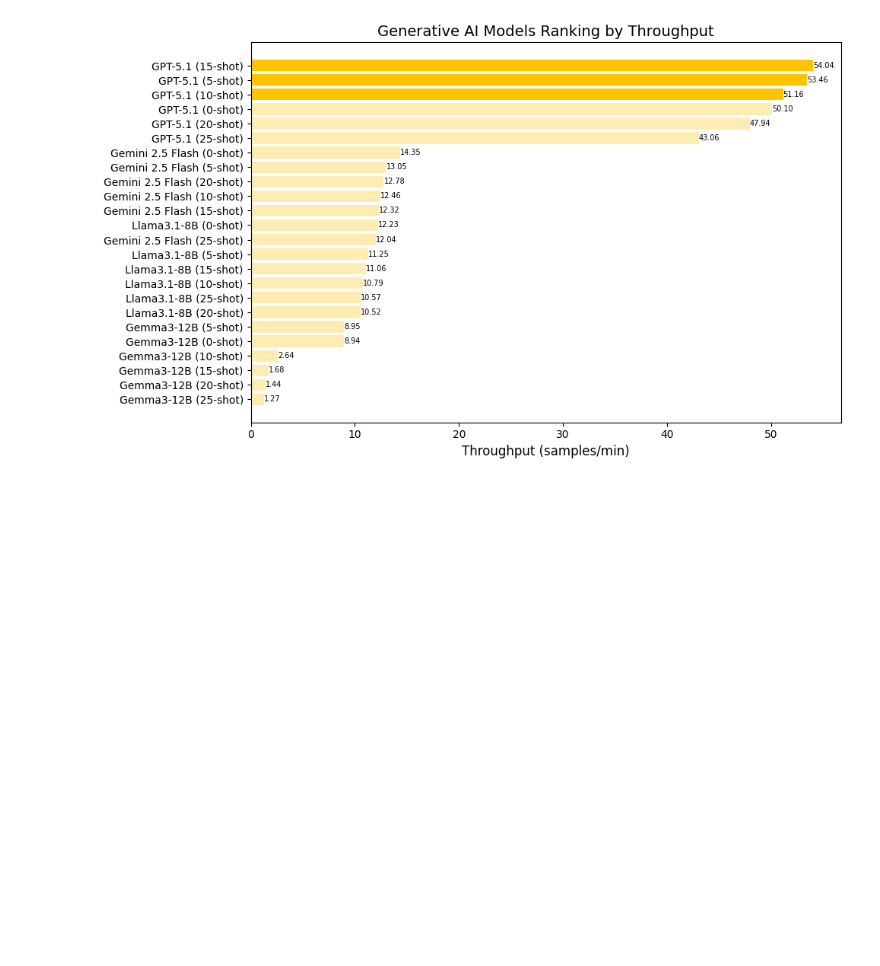
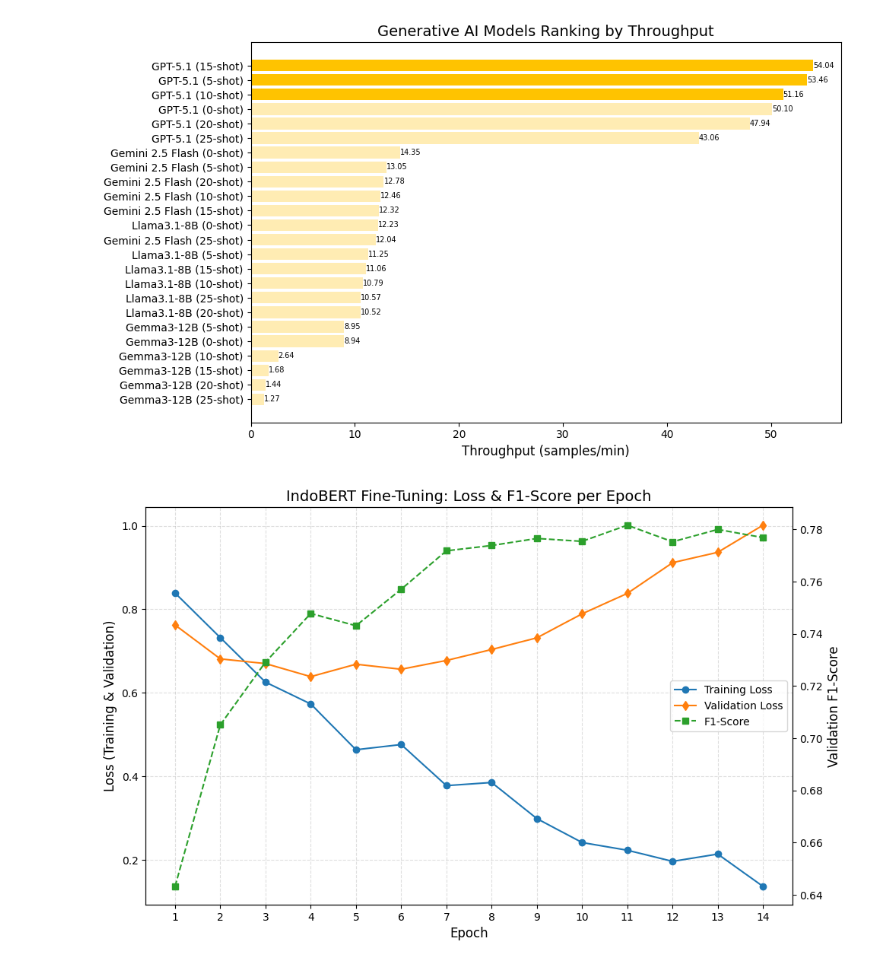
Before and after one commit to RasyadBima15/Multiclass-Emotion-Classification-on-Indonesian-Product-Reviews, a Jupyter notebook: Result/General/code.ipynb, the cells around one changed output. Saved outputs shown, nothing was run; the diff lists cells and outputs as text; code cells hidden in the pictures; blank space fills up the shorter version.

Commit message:
add loss & f1 score per epoch

```diff
--- a/Result/General/code.ipynb
+++ b/Result/General/code.ipynb
@@ -545,3 +570,61 @@ for metric in metrics:
 [figure]
 [figure]
 [figure]
+# %%
+import matplotlib.pyplot as plt
+import pandas as pd
+import numpy as np
+
+# Data IndoBERT Fine-Tuning
+data = {
+    "Epoch": list(range(1, 15)),
+    "Training Loss": [0.839100, 0.732200, 0.625500, 0.573400, 0.463700, 0.476200,
+                      0.377800, 0.385300, 0.298800, 0.241500, 0.223100, 0.196400,
+                      0.213800, 0.136400],
+    "Validation Loss": [0.762499, 0.681369, 0.670010, 0.638792, 0.668457, 0.656448,
+                        0.677534, 0.703745, 0.731761, 0.789213, 0.838138, 0.911616,
+                        0.936589, 1.001504],
+    "F1": [0.643218, 0.705107, 0.729156, 0.747775, 0.743081, 0.757055,
+           0.771784, 0.773814, 0.776506, 0.775397, 0.781600, 0.775235,
+           0.779970, 0.776840]
+}
+
+df = pd.DataFrame(data)
+
+# Persiapan plot dengan sumbu Y ganda (twinx)
+fig, ax1 = plt.subplots(figsize=(10,6))
+x_axis = np.arange(1, 15)
+
+# --- Sumbu Y Kiri (ax1): Loss ---
+# Plot Training Loss
+color_train = '#1F77B4' # Biru
+ax1.set_xlabel('Epoch', fontsize=12)
+ax1.set_ylabel('Loss (Training & Validation)', fontsize=12)
+ax1.plot(df["Epoch"], df["Training Loss"], marker='o', linestyle='-', label='Training Loss')
+
+# Plot Validation Loss
+color_val =  '#FF7F0E' # Oranye
+ax1.plot(df["Epoch"], df["Validation Loss"], marker='d', linestyle='-', color=color_val, label='Validation Loss')
+ax1.tick_params(axis='y') # Warna ticks Y1 tetap pada warna Loss
+
+# --- Sumbu Y Kanan (ax2): F1-Score ---
+ax2 = ax1.twinx()
+color_f1 = '#2CA02C' # Hijau
+ax2.set_ylabel('Validation F1-Score', fontsize=12)
+ax2.plot(df["Epoch"], df["F1"], marker='s', linestyle='--', color=color_f1, label='F1-Score')
+ax2.tick_params(axis='y')
+
+# Pengaturan tambahan
+ax1.set_xticks(x_axis)
+ax1.grid(True, linestyle='--', alpha=0.4)
+fig.tight_layout()
+plt.title("IndoBERT Fine-Tuning: Loss & F1-Score per Epoch", fontsize=14)
+
+# Menambahkan legend dari kedua sumbu
+lines, labels = ax1.get_legend_handles_labels()
+lines2, labels2 = ax2.get_legend_handles_labels()
+ax2.legend(lines + lines2, labels + labels2, loc='center right')
+
+plt.show()
+# %% [output]
+[figure, added]
```
Also changed, not shown: parts of 5 cells of this notebook, 16 other files.
